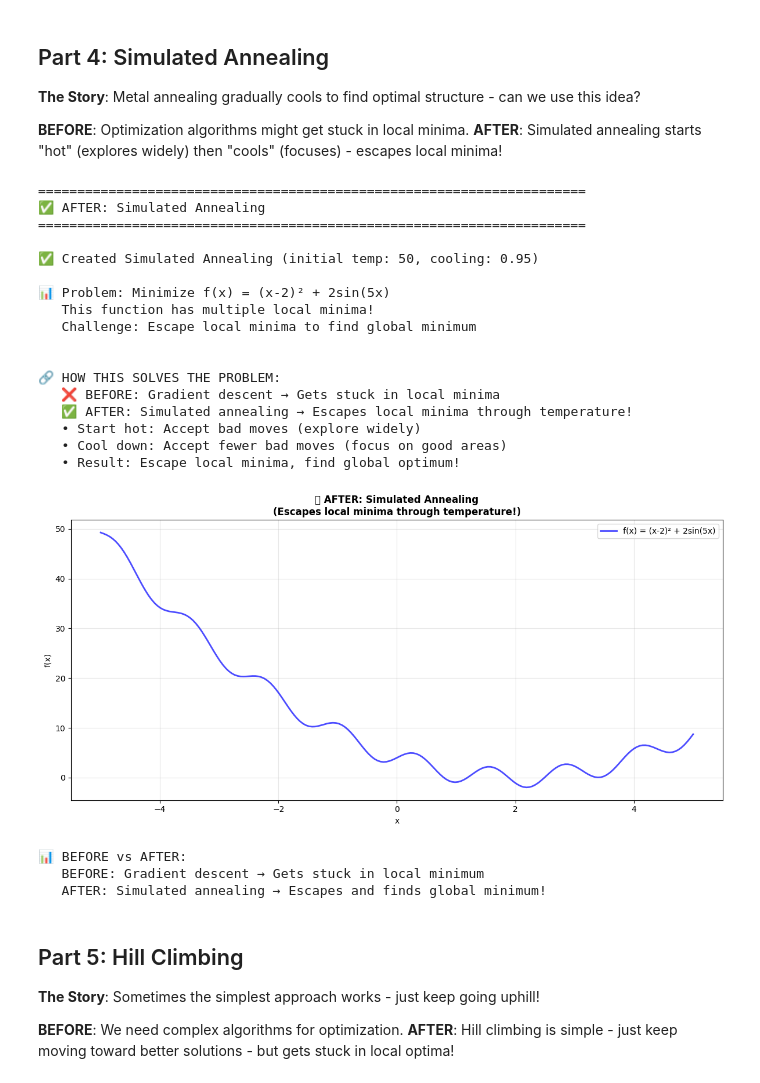
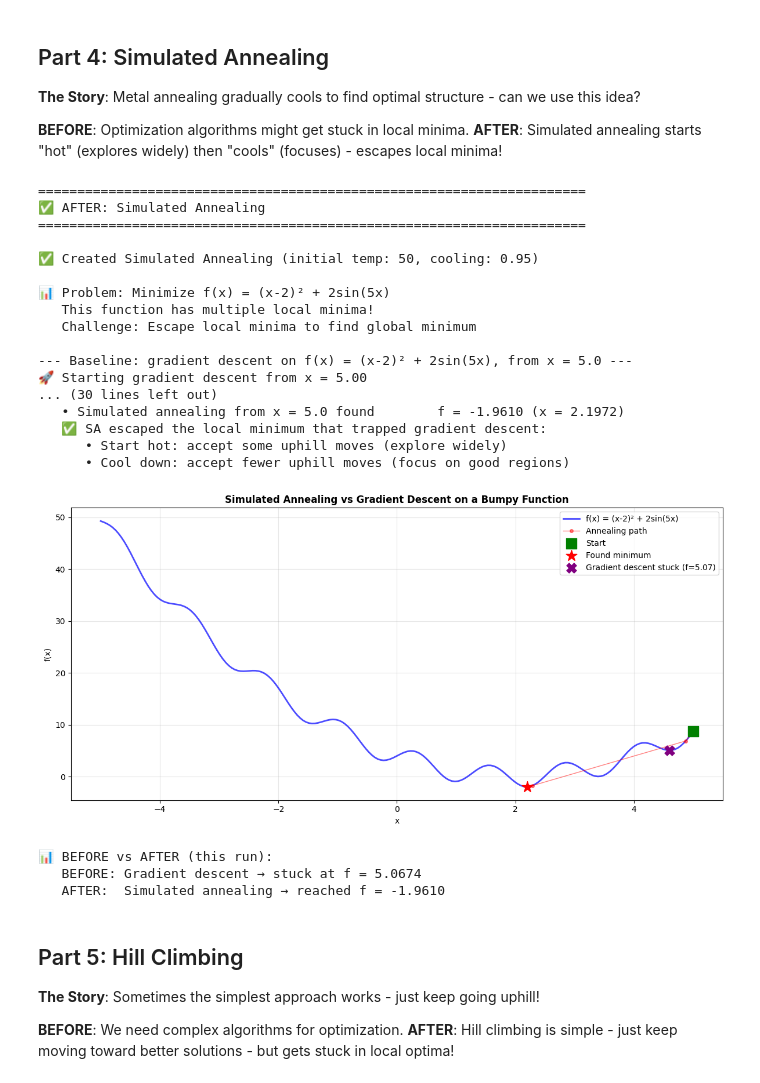
Before and after one commit to A-Alwabel/AI-Diploma-Program, a Jupyter notebook: Course 02/unit4-optimization-techniques/examples/01_optimization_techniques.ipynb, the cells around one changed output. Drawn from its saved outputs; the diff is of its cells as text; code cells hidden in the pictures.

```diff
--- a/Course 02/unit4-optimization-techniques/examples/01_optimization_techniques.ipynb
+++ b/Course 02/unit4-optimization-techniques/examples/01_optimization_techniques.ipynb
@@ -615,6 +645,7 @@ print("   AFTER: Genetic algorithm → Multiple paths, finds global optimum!")
 **AFTER**: Simulated annealing starts "hot" (explores widely) then "cools" (focuses) - escapes local minima!
 # %%
 import numpy as np
+np.random.seed(42)  # Reproducible annealing run
 # Simulated Annealing: Temperature-Based Optimization
 # BEFORE: Optimization gets stuck in local minima
 # AFTER: Start "hot" (explore widely), then "cool" (focus) - escapes local minima!
@@ -648,6 +679,7 @@ class SimulatedAnnealing:
         self.cooling_rate = cooling_rate
         self.min_temp = min_temp
         self.history = []  # Track our path
+        self.iterations_run = 0  # Actual number of iterations executed
         print(f"✅ Created Simulated Annealing (initial temp: {initial_temp}, cooling: {cooling_rate:.2f})")
 
     def optimize(self, f, initial_solution, bounds, max_iterations=1000):
@@ -709,8 +741,10 @@ class SimulatedAnnealing:
 
             # Stop if cooled enough
             if temperature < self.min_temp:
-                print(f"\n✅ Cooled down (temp < {self.min_temp})")
+                print(f"\n✅ Cooled down (temp < {self.min_temp}) after {iteration + 1} iterations")
                 break
+
+        self.iterations_run = iteration + 1
 
         print(f"\n✅ Optimization complete!")
         print(f"   Best solution: {best_solution}")
@@ -743,14 +777,29 @@ print("   This function has multiple local minima!")
 print("   Challenge: Escape local minima to find global minimum")
 print()
 
-# Optimize / best_sol, best_cost = sa.optimize(complex_function, [5.0], bounds=(-5, 5), max_iterations=500)
+# Baseline first: GRADIENT DESCENT on the same bumpy function, same start.
+# (Reuses the GradientDescent class and numerical_gradient from Part 2.)
+print("--- Baseline: gradient descent on f(x) = (x-2)² + 2sin(5x), from x = 5.0 ---")
+gd_bumpy = GradientDescent(learning_rate=0.01, max_iterations=2000)
+gd_sol, gd_cost = gd_bumpy.optimize(complex_function,
+                                    lambda x: numerical_gradient(complex_function, x),
+                                    [5.0])
+print(f"\n   → Gradient descent settled at x = {gd_sol[0]:.4f} with f(x) = {gd_cost:.4f}")
 
-print("\n🔗 HOW THIS SOLVES THE PROBLEM:")
-print("   ❌ BEFORE: Gradient descent → Gets stuck in local minima")
-print("   ✅ AFTER: Simulated annealing → Escapes local minima through temperature!")
-print("   • Start hot: Accept bad moves (explore widely)")
-print("   • Cool down: Accept fewer bad moves (focus on good areas)")
-print("   • Result: Escape local minima, find global optimum!")
+# Now: SIMULATED ANNEALING on the same function, same start
+print("\n--- Simulated annealing on the same function, same start ---")
+best_sol, best_cost = sa.optimize(complex_function, [5.0], bounds=(-5, 5), max_iterations=500)
+
+print("\n🔗 HOW THIS SOLVES THE PROBLEM (all numbers computed above):")
+print(f"   • Gradient descent from x = 5.0 got stuck at    f = {gd_cost:.4f} (x = {gd_sol[0]:.4f})")
+print(f"   • Simulated annealing from x = 5.0 found        f = {best_cost:.4f} (x = {best_sol[0]:.4f})")
+if best_cost < gd_cost - 1e-3:
+    print("   ✅ SA escaped the local minimum that trapped gradient descent:")
+    print("      • Start hot: accept some uphill moves (explore widely)")
+    print("      • Cool down: accept fewer uphill moves (focus on good regions)")
+else:
+    print("   ⚠️  On this run SA did not beat gradient descent — SA is stochastic.")
+    print("      Re-run the cell or raise initial_temp to explore more.")
 
 # Visualize
 x_vals = np.linspace(-5, 5, 200)
@@ -758,48 +807,51 @@ y_vals = (x_vals - 2)**2 + 2 * np.sin(5 * x_vals)
 
 plt.figure(figsize=(12, 6))
 plt.plot(x_vals, y_vals, 'b-', linewidth=2, label='f(x) = (x-2)² + 2sin(5x)', alpha=0.7)
 
 # Plot path taken
 if len(sa.history) > 0:
     path_x = [sol[0] for sol, cost, temp in sa.history]
     path_y = [(x - 2)**2 + 2 * np.sin(5 * x) for x in path_x]
     plt.plot(path_x, path_y, 'ro-', linewidth=1, markersize=4, alpha=0.5, label='Annealing path')
     plt.scatter([path_x[0]], [path_y[0]], color='green', s=150, marker='s', zorder=5, label='Start')
     plt.scatter([best_sol[0]], [best_cost], color='red', s=200, marker='*', zorder=5, label='Found minimum')
 
+plt.scatter([gd_sol[0]], [gd_cost], color='purple', s=150, marker='X', zorder=5,
+            label=f'Gradient descent stuck (f={gd_cost:.2f})')
+
 plt.xlabel('x')
 plt.ylabel('f(x)')
-plt.title('✅ AFTER: Simulated Annealing\n(Escapes local minima through temperature!)', fontweight='bold')
+plt.title('Simulated Annealing vs Gradient Descent on a Bumpy Function', fontweight='bold')
 plt.legend()
 plt.grid(True, alpha=0.3)
 plt.tight_layout()
 plt.show()
 
-print("\n📊 BEFORE vs AFTER:")
-print("   BEFORE: Gradient descent → Gets stuck in local minimum")
-print("   AFTER: Simulated annealing → Escapes and finds global minimum!")
+print("\n📊 BEFORE vs AFTER (this run):")
+print(f"   BEFORE: Gradient descent → stuck at f = {gd_cost:.4f}")
+print(f"   AFTER:  Simulated annealing → reached f = {best_cost:.4f}")
 # %% [output]
 ======================================================================
 ✅ AFTER: Simulated Annealing
 ======================================================================
 
 ✅ Created Simulated Annealing (initial temp: 50, cooling: 0.95)
 
 📊 Problem: Minimize f(x) = (x-2)² + 2sin(5x)
    This function has multiple local minima!
    Challenge: Escape local minima to find global minimum
 
-
-🔗 HOW THIS SOLVES THE PROBLEM:
-   ❌ BEFORE: Gradient descent → Gets stuck in local minima
-   ✅ AFTER: Simulated annealing → Escapes local minima through temperature!
-   • Start hot: Accept bad moves (explore widely)
-   • Cool down: Accept fewer bad moves (focus on good areas)
-   • Result: Escape local minima, find global optimum!
+--- Baseline: gradient descent on f(x) = (x-2)² + 2sin(5x), from x = 5.0 ---
+🚀 Starting gradient descent from x = 5.00
+... (30 lines left out)
+   • Simulated annealing from x = 5.0 found        f = -1.9610 (x = 2.1972)
+   ✅ SA escaped the local minimum that trapped gradient descent:
+      • Start hot: accept some uphill moves (explore widely)
+      • Cool down: accept fewer uphill moves (focus on good regions)
-[figure, old version]
+[figure, new version]
-📊 BEFORE vs AFTER:
-   BEFORE: Gradient descent → Gets stuck in local minimum
-   AFTER: Simulated annealing → Escapes and finds global minimum!
+📊 BEFORE vs AFTER (this run):
+   BEFORE: Gradient descent → stuck at f = 5.0674
+   AFTER:  Simulated annealing → reached f = -1.9610
 # %% [markdown]
 ## Part 5: Hill Climbing
 
```
Also changed, not shown: parts of 9 cells of this notebook, 17 other files.
